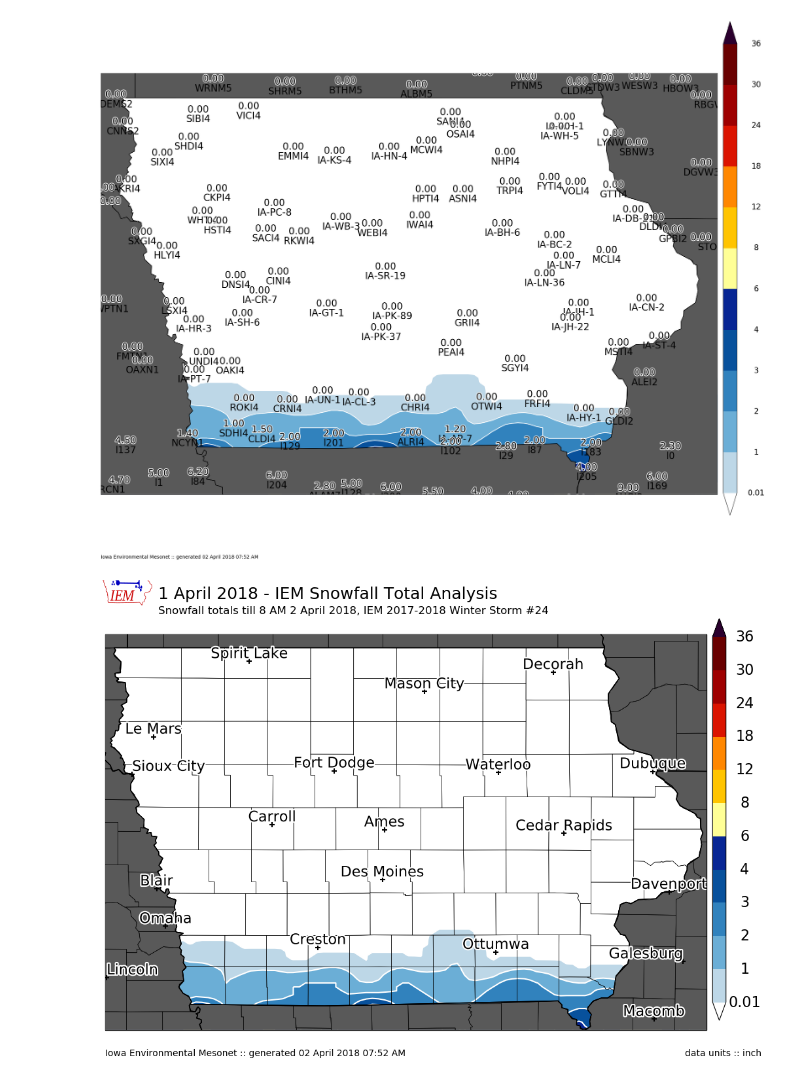
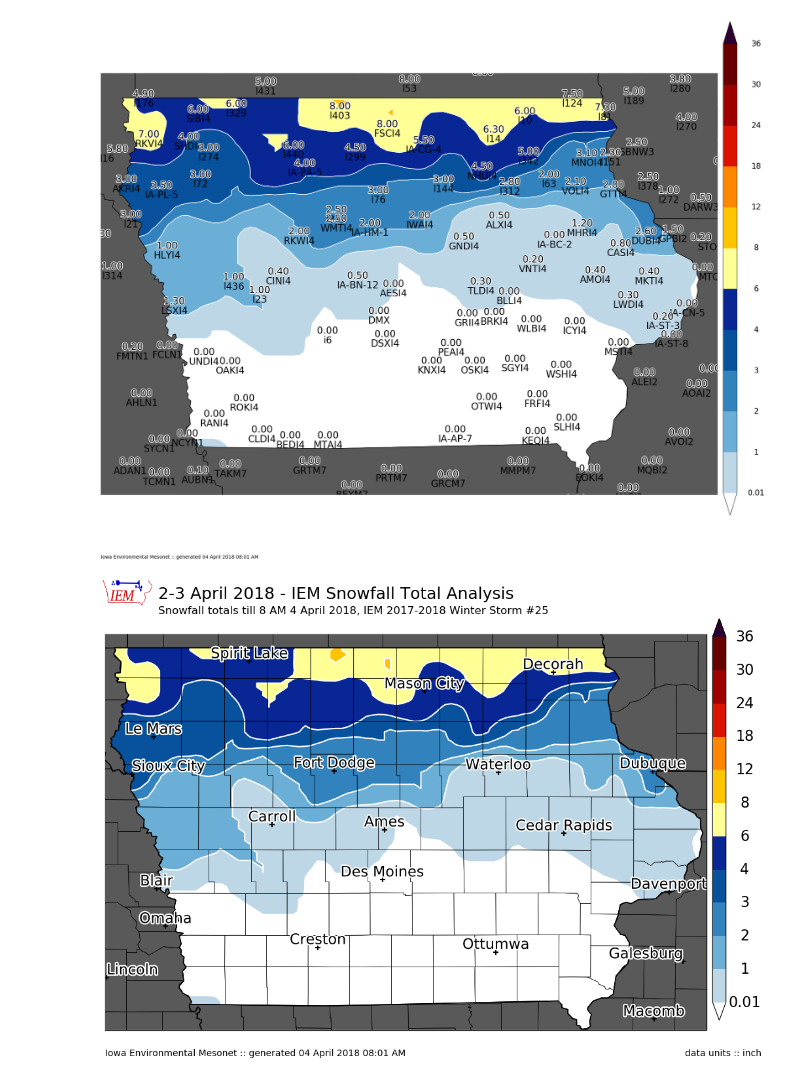
Before and after one commit to akrherz/DEV, a Jupyter notebook: coop/feature_snowfall_analysis.ipynb, the cells around one changed output. Drawn from its saved outputs; the diff is of its cells as text; code cells hidden in the pictures.

Commit message:
25 storm

```diff
--- a/coop/feature_snowfall_analysis.ipynb
+++ b/coop/feature_snowfall_analysis.ipynb
@@ -1,7 +1,7 @@
 # %%
 ####################
 # vvvvvvvvvvvvvvvvvvvvvvvvv
-STORM_NUMBER = 24
+STORM_NUMBER = 25
 # ^^^^^^^^^^^^^^^^^^^^^^^^^
 ####################
 import datetime
@@ -65,8 +65,8 @@ def get_coop(dates):
     IEM.close()
     return data
 
-crows = get_coop( ['2018-04-01', '2018-04-02'] )
-sts = utc(2018, 3, 31, 12)
+crows = get_coop( ['2018-04-03', '2018-04-04'] )
+sts = utc(2018, 4, 3, 12)
 ets = utc(2018, 4, 28, 12, 0)
 lrows = get_lsrs(sts, ets)
 
@@ -110,43 +110,43 @@ if len(newrows) > 0:
     df = df.append(newrows)
 df.set_index('label', inplace=True)
 # %%
-cull = ['l116']
+cull = ['l82']
 if cull:
     df.at[cull, 'useme'] = False
 
-df.at['ALRI4', 'val'] = 2.
-df.at['SDHI4', 'val'] = 1.
-df.at['l116', 'val'] = 3.
-df.at['NCYN1', 'val'] = 1.4
-df.at['l201', 'val'] = 2
+#df.at['ALRI4', 'val'] = 2.
+df.at['l72', 'val'] = 3.
+df.at['IA-PA-5', 'val'] = 4.
+df.at['GNDI4', 'val'] = 0.5
+df.at['LWDI4', 'val'] = 0.3
 df.sort_values('val', ascending=True, inplace=True)
 df2 = df[df.useme]
 
 
 #xi, yi = np.meshgrid(iemre.XAXIS, iemre.YAXIS)
 #grid = inverse_distance(df2['lon'].values, df2['lat'].values,
 #                            df2['val'].values, xi, yi, 0.5)
 
 m = MapPlot(state='IA', sector='state', figsize=(20,18))
 #m.contourf(xi, yi, grid, clevs, cmap=cmap)
 vals = m.contourf(df2.lon.values, df2.lat.values, df2.val.values, clevs, cmap=cmap)
 np.save("1718_%s.npy" % (STORM_NUMBER, ), vals)
 m.plot_values(df2['lon'], df2['lat'], df2['val'], '%.2f', labels=df2.index.values, textsize=20,
               labeltextsize=20, labelbuffer=0)
 # %% [output]
-[figure, old version]
+[figure, new version]
 # %%
 # now we are ready to plot!
 
 m = MapPlot(sector='iowa',
-            title='1 April 2018 - IEM Snowfall Total Analysis',
-            subtitle=("Snowfall totals till 8 AM 2 April 2018, "
+            title='2-3 April 2018 - IEM Snowfall Total Analysis',
+            subtitle=("Snowfall totals till 8 AM 4 April 2018, "
                       "IEM 2017-2018 Winter Storm #%s") % (STORM_NUMBER, ))
 m.contourf(df2.lon.values, df2.lat.values, df2.val.values, clevs, cmap=cmap,
           units='inch')
 #m.plot_values(np.array(df2.lon), np.array(df2.lat), np.array(df2.val), '%.2f')
 m.drawcounties()
 m.drawcities()
-m.postprocess(filename='180402.png')
+m.postprocess(filename='180404.png')
 # %% [output]
-[figure, old version]
+[figure, new version]
```
Also changed, not shown: 1 other file.
